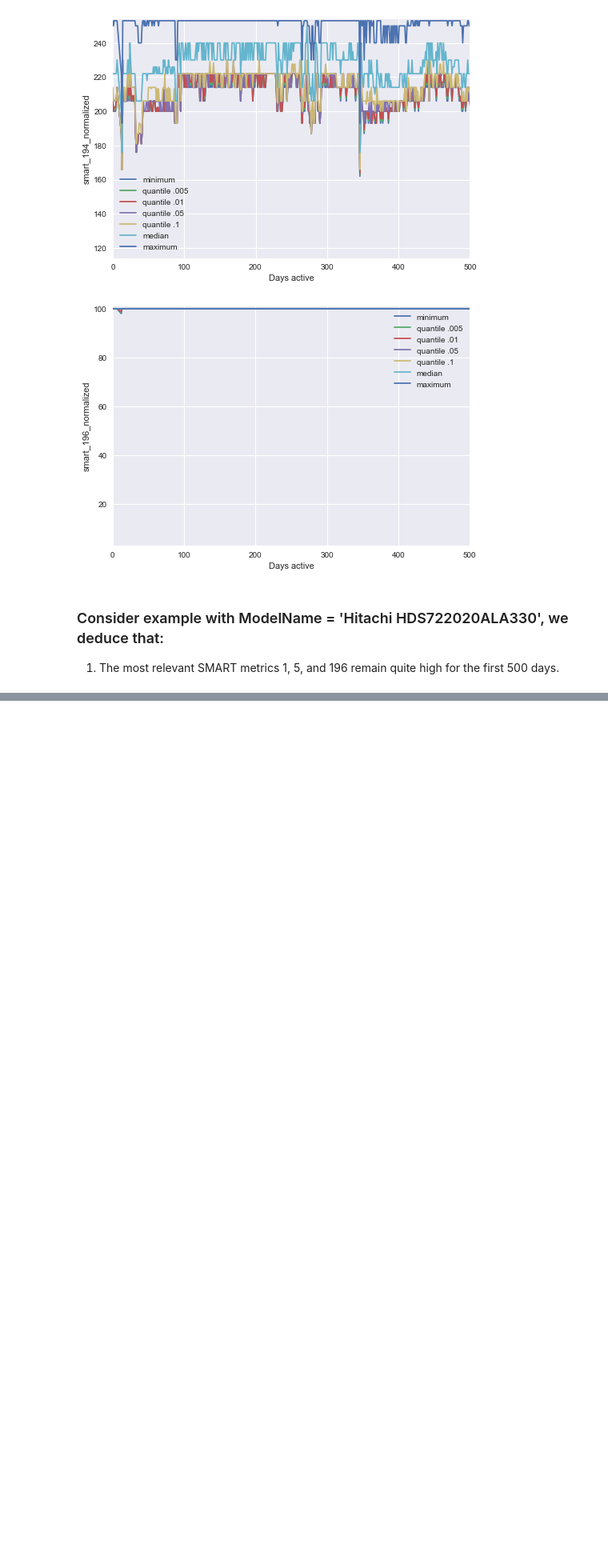
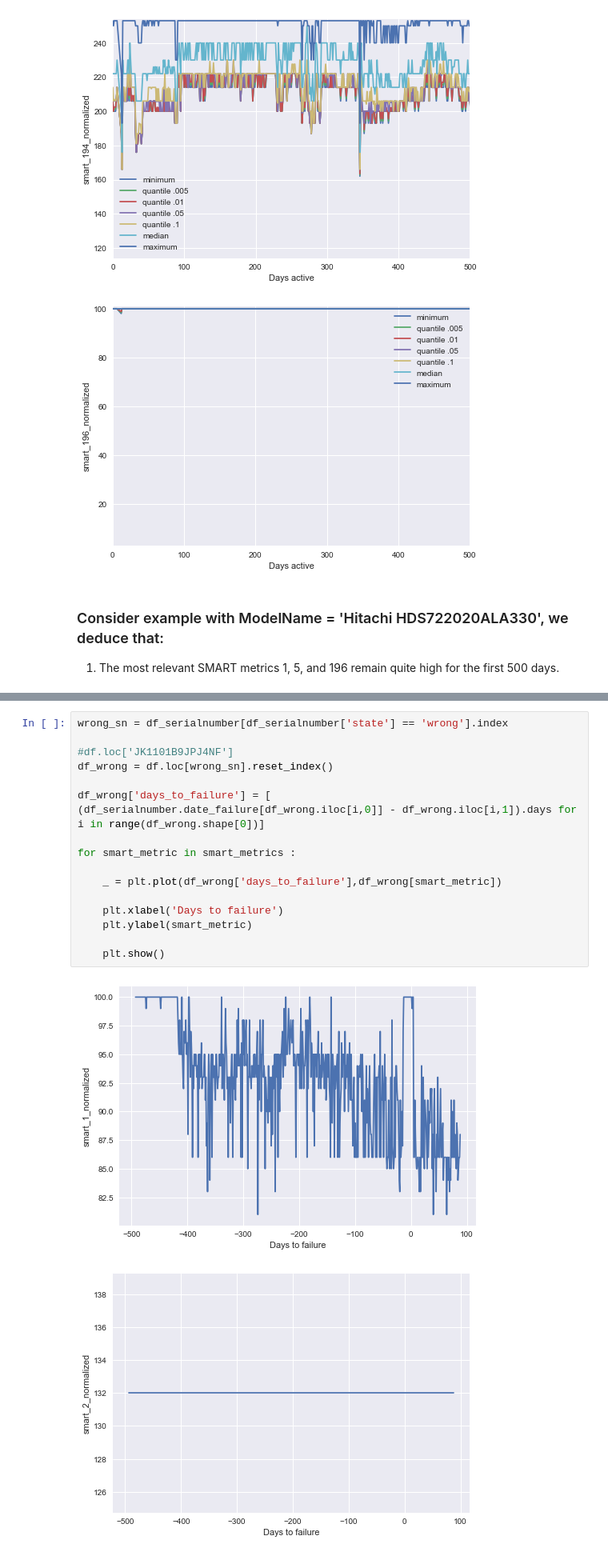
Before and after one commit to FabCec/planned_replacements, a Jupyter notebook: DataWrangling_2_SmartMetricsAndFailures.ipynb, the cells around one changed output, grey strips where cells are left out. Shown at 80% size. Saved outputs shown, nothing was run; the diff lists cells and outputs as text; blank space fills up the shorter version.

Commit message:
Version 4 of DataWrangling_2
Add diagnostic to identify wrongly recorded hard-disks: failure date different than last time stamp.

```diff
--- a/DataWrangling_2_SmartMetricsAndFailures.ipynb
+++ b/DataWrangling_2_SmartMetricsAndFailures.ipynb
@@ -365,0 +388,19 @@ for smart_metric in smart_metrics :
+# %%
+wrong_sn = df_serialnumber[df_serialnumber['state'] == 'wrong'].index
+
+#df.loc['JK1101B9JPJ4NF']
+df_wrong = df.loc[wrong_sn].reset_index()
+
+df_wrong['days_to_failure'] = [ (df_serialnumber.date_failure[df_wrong.iloc[i,0]] - df_wrong.iloc[i,1]).days for i in range(df_wrong.shape[0])]
+
+for smart_metric in smart_metrics :
+
+    _ = plt.plot(df_wrong['days_to_failure'],df_wrong[smart_metric])
+
+    plt.xlabel('Days to failure')
+    plt.ylabel(smart_metric)
+
+    plt.show()
+# %% [output]
+[figure, added]
+[figure, added]
```
Also changed, not shown: parts of 10 cells of this notebook.
